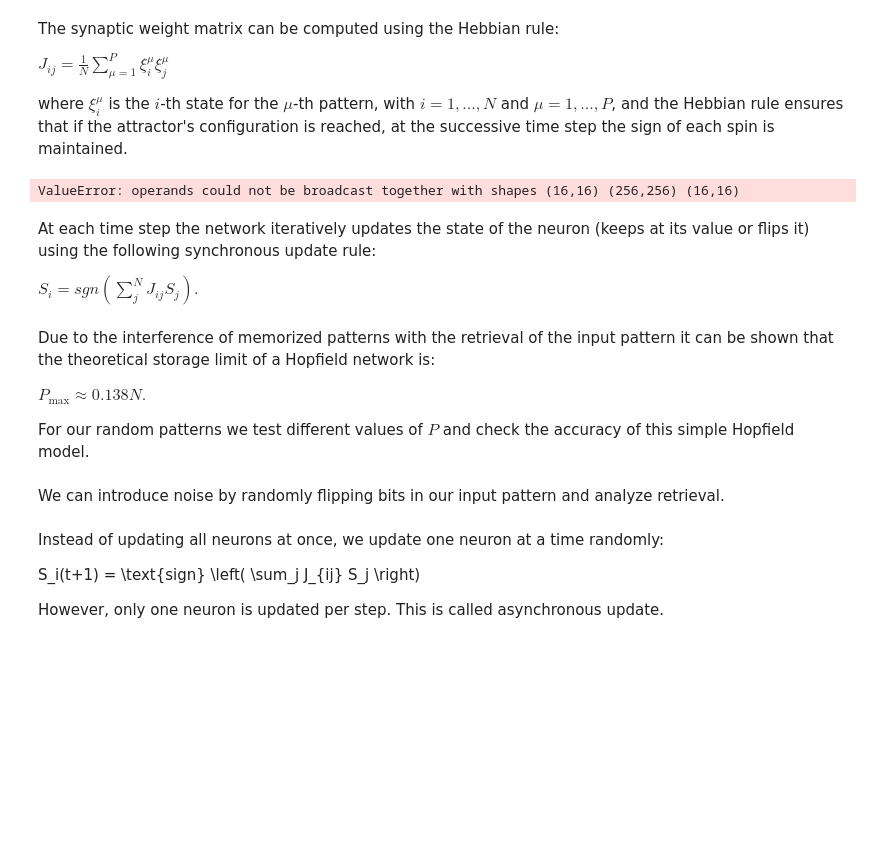
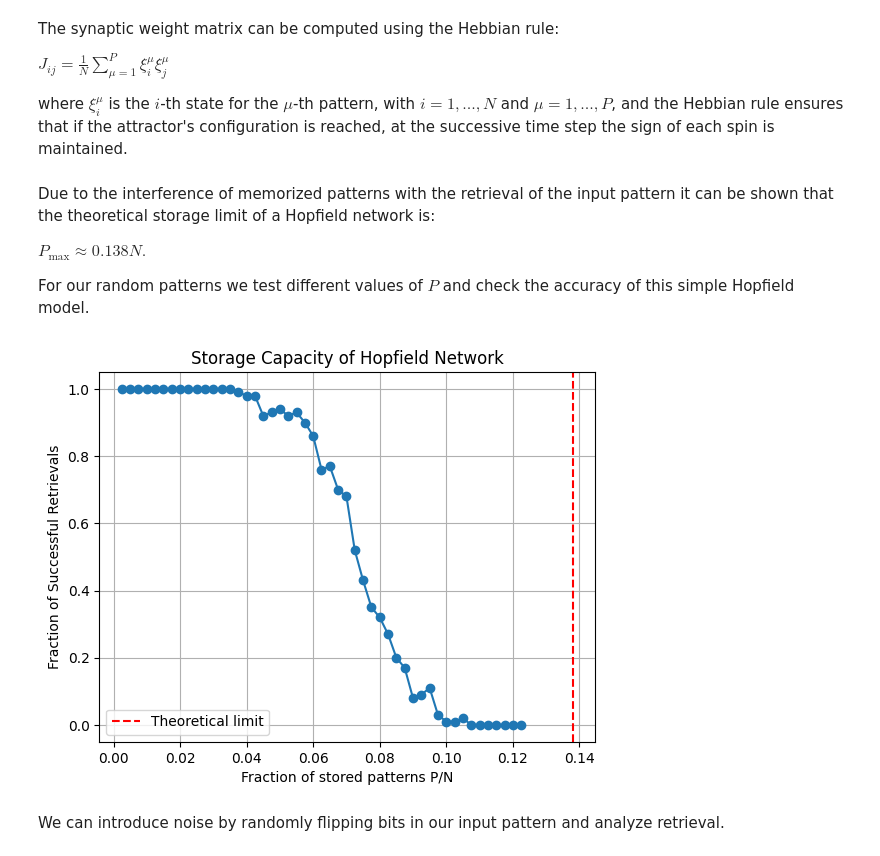
Before and after one commit to edoardo-damore/hopfield_model_and_data_reconstruction, a Jupyter notebook: hopfield_model_deterministic_analysis.ipynb, the cells around one changed output. Saved outputs shown, nothing was run; the diff lists cells and outputs as text; code cells hidden in the pictures; blank space fills up the shorter version.

```diff
--- a/hopfield_model_deterministic_analysis.ipynb
+++ b/hopfield_model_deterministic_analysis.ipynb
@@ -52,35 +103,31 @@ $
 
 where $\xi_{i}^{\mu}$ is the $i$-th state for the $\mu$-th pattern, with $i = 1, ..., N$ and $\mu = 1, ..., P$, and the Hebbian rule ensures that if the attractor's configuration is reached, at the successive time step the sign of each spin is maintained.
 # %%
-def weight_matrix(patterns):
-    # Compute Hopfield network weight matrix using Hebbian learning """
-    N = patterns.shape[1]
+def weight_matrix(patterns: object):
+    """ Compute Hopfield network weight matrix using Hebbian learning """
+    num_patterns, rows, cols = patterns.shape
+    N = rows*cols
     J = np.zeros((N, N))
-
-    for p in patterns:
-        J += np.outer(p, p)
-
-    # Normalize by number of neurons and set diagonal to zero
-    J /= N
+    for p in patterns: J += 1/N * np.outer(p, p)
     np.fill_diagonal(J, 0)
     return J
 
 J = weight_matrix(patterns)
-# %% [output]
-ValueError: operands could not be broadcast together with shapes (16,16) (256,256) (16,16)
-# %% [markdown]
-At each time step the network iteratively updates the state of the neuron (keeps at its value or flips it) using the following synchronous update rule:
-
-$
-S_i = sgn(\sum_{j}^{N}J_{ij}S_j).
-$
 # %%
-def recall_pattern(pattern, J, steps=10):
-    """ Retrieve a pattern using synchronous updates """
-    S = pattern.copy()
+#   Asynchronous update rule
+
+def pattern_retrieval_async(input: object, J: object, steps: int):
+    """Retrieve a pattern using asynchronous updates."""
+    S = input.flatten()
+    N = S.shape[0]
     for _ in range(steps):
-        S = np.sign(J @ S)
-    return S
+        i = np.random.randint(0, N)  # Neuron selected randomly
+        S[i] = np.sign(np.dot(J[i], S))  # and update at each step t
+    return S.reshape((L, L))
+# %%
+def generate_random_patterns(L, P):
+    """ Generate homogeneous binary patterns (+1/-1) """
+    return np.array([np.where(np.random.rand(L, L) > 0.5, 1, -1) for p in range(P)])
 # %% [markdown]
 Due to the interference of memorized patterns with the retrieval of the input pattern it can be shown that the theoretical storage limit of a Hopfield network is:
 
@@ -92,34 +164,17 @@ For our random patterns we test different values of $P$ and check the accuracy o
 # %%
-def assess_storage_capacity(N, max_P, trials=5):
-    """ Test recall accuracy for different number of stored patterns """
-    capacities = []
-
-    for P in range(1, max_P, 5):
-        success_count = 0
-        for _ in range(trials):
-            patterns = generate_random_patterns(N, P)
-            J = compute_weight_matrix(patterns)
-
-            # Check if all stored patterns are stable
-            stable = all(np.all(recall_pattern(p, J) == p) for p in patterns)
-
-            if stable:
-                success_count += 1
-
-        capacities.append((P, success_count / trials))
-
-    return np.array(capacities)
-
-capacity_results = assess_storage_capacity(N=100, max_P=50)
+capacity_results = storage_capacity()
 
 # Plot results
 plt.plot(capacity_results[:, 0], capacity_results[:, 1], marker="o")
-plt.axvline(x=0.138 * 100, color='r', linestyle='--', label="Theoretical limit")
-plt.xlabel("Stored Patterns P")
+plt.axvline(x=0.138, color='r', linestyle='--', label="Theoretical limit")
+plt.xlabel("Fraction of stored patterns P/N")
 plt.ylabel("Fraction of Successful Retrievals")
 plt.title("Storage Capacity of Hopfield Network")
+plt.grid()
 plt.legend()
 plt.show()
+# %% [output]
+[figure, added]
 # %% [markdown]
 We can introduce noise by randomly flipping bits in our input pattern and analyze retrieval.
 # %%
@@ -158,11 +213,3 @@ plt.xlabel("Noise Level")
 plt.ylabel("Retrieval Accuracy")
 plt.title("Basins of Attraction for Different Noise Levels")
 plt.show()
-# %% [markdown]
-Instead of updating all neurons at once, we update one neuron at a time randomly:
-
-
-S_i(t+1) = \text{sign} \left( \sum_j J_{ij} S_j \right)
-
-
-However, only one neuron is updated per step. This is called asynchronous update.
```
Also changed, not shown: parts of 15 cells of this notebook, 1 other file.
